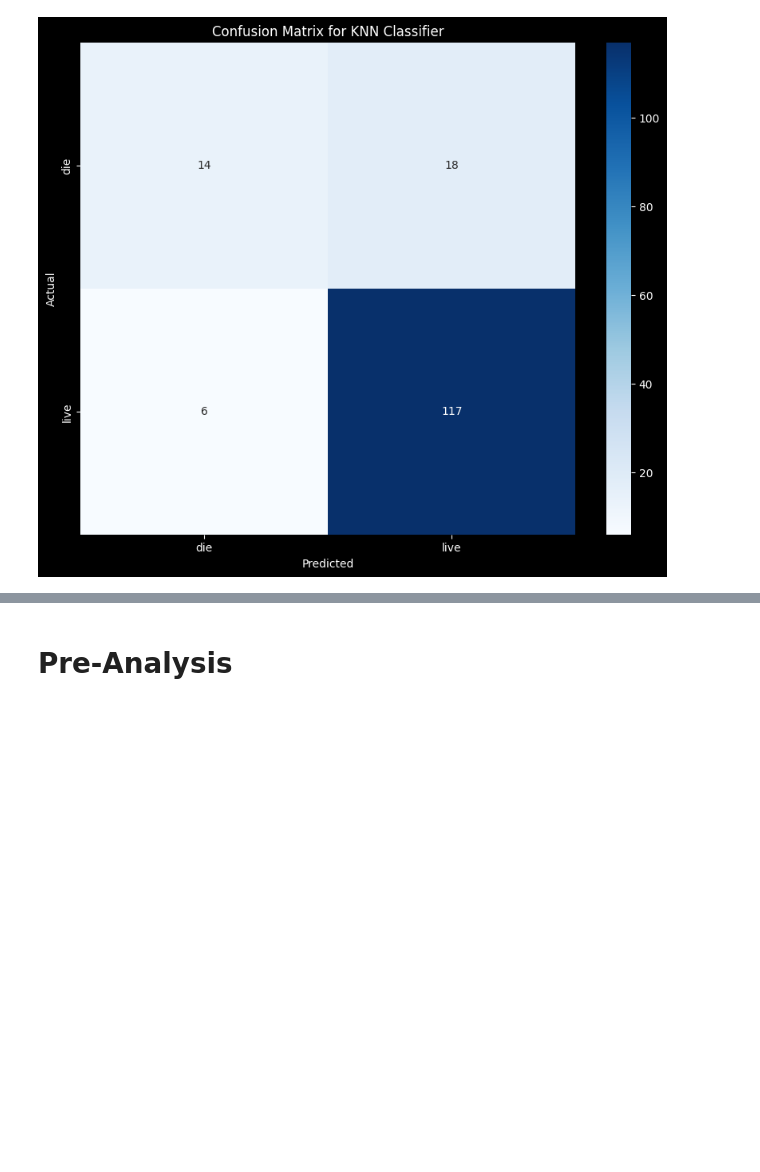
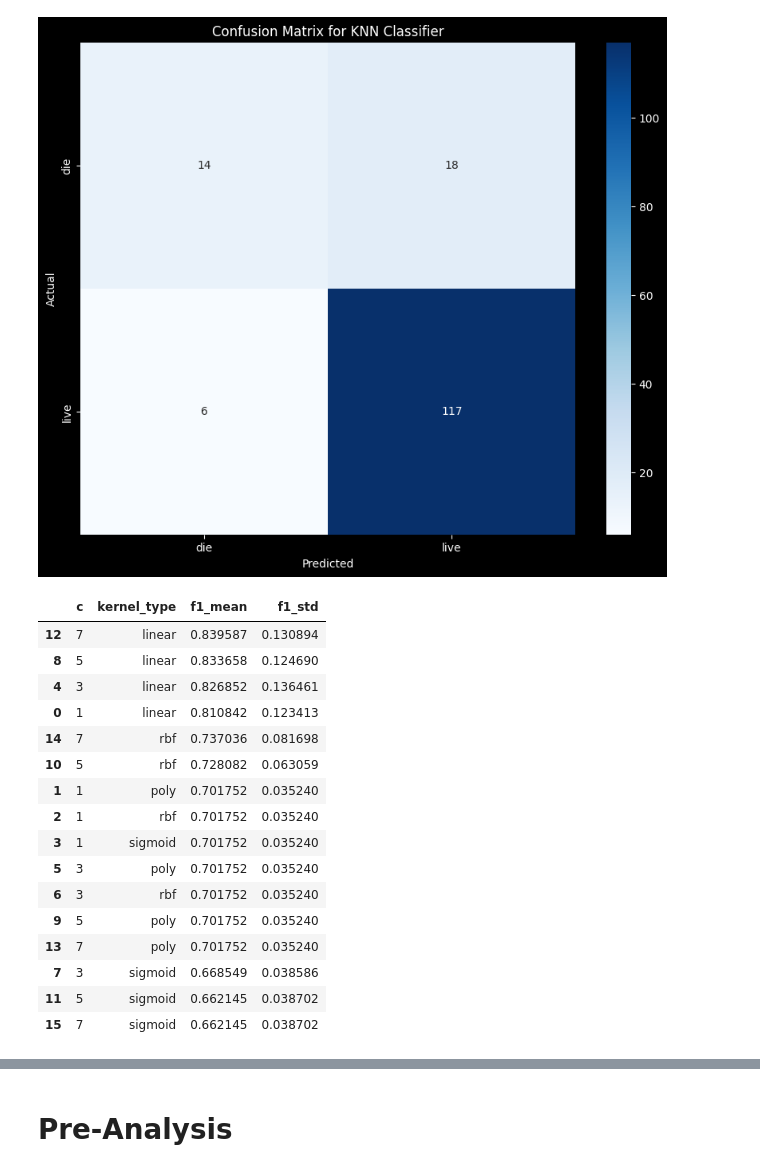
Before and after one commit to ZachParent/mai-intro-to-machine-learning, a Jupyter notebook: work2/hepatitis.ipynb, the cells around one changed output, grey strips where cells are left out. Drawn from its saved outputs; the diff is of its cells as text; code cells hidden in the pictures; blank space fills up the shorter version.

```diff
--- a/work2/hepatitis.ipynb
+++ b/work2/hepatitis.ipynb
@@ -167,3 +169,55 @@ plt.yticks(ticks=[0.5, 1.5], labels=["die", "live"])
 plt.show()
 # %% [output]
 [figure]
+# %%
+c_values = [1, 3, 5, 7]
+kernal_types = ["linear", "poly", "rbf", "sigmoid"]
+
+results = pd.DataFrame(
+    columns=[
+        "c",
+        "kernel_type",
+        "f1_mean",
+        "f1_std",
+    ]
+)
+for c, kernel_type in itertools.product(
+    c_values, kernal_types
+):
+    svm = SVMClassifier(
+        C=c,
+        kernel=kernel_type,
+    )
+    scores = cross_validate_svm(
+        svm,
+        train_dfs,
+        test_dfs,
+        target_col="Class",
+        score_func=partial(f1_score, average="weighted"),
+    )
+    results.loc[len(results)] = [
+        c,
+        kernel_type,
+        scores.mean(),
+        scores.std(),
+    ]
+
+results.sort_values(by="f1_mean", ascending=False)
+# %% [output]
+|  | c | kernel_type | f1_mean | f1_std |
+| 12 | 7 | linear | 0.839587 | 0.130894 |
+| 8 | 5 | linear | 0.833658 | 0.124690 |
+| 4 | 3 | linear | 0.826852 | 0.136461 |
+| 0 | 1 | linear | 0.810842 | 0.123413 |
+| 14 | 7 | rbf | 0.737036 | 0.081698 |
+| 10 | 5 | rbf | 0.728082 | 0.063059 |
+| 1 | 1 | poly | 0.701752 | 0.035240 |
+| 2 | 1 | rbf | 0.701752 | 0.035240 |
+| 3 | 1 | sigmoid | 0.701752 | 0.035240 |
+| 5 | 3 | poly | 0.701752 | 0.035240 |
+| 6 | 3 | rbf | 0.701752 | 0.035240 |
+| 9 | 5 | poly | 0.701752 | 0.035240 |
+| 13 | 7 | poly | 0.701752 | 0.035240 |
+| 7 | 3 | sigmoid | 0.668549 | 0.038586 |
+| 11 | 5 | sigmoid | 0.662145 | 0.038702 |
+| 15 | 7 | sigmoid | 0.662145 | 0.038702 |
```
Also changed, not shown: parts of 7 cells of this notebook, 1 other file.
